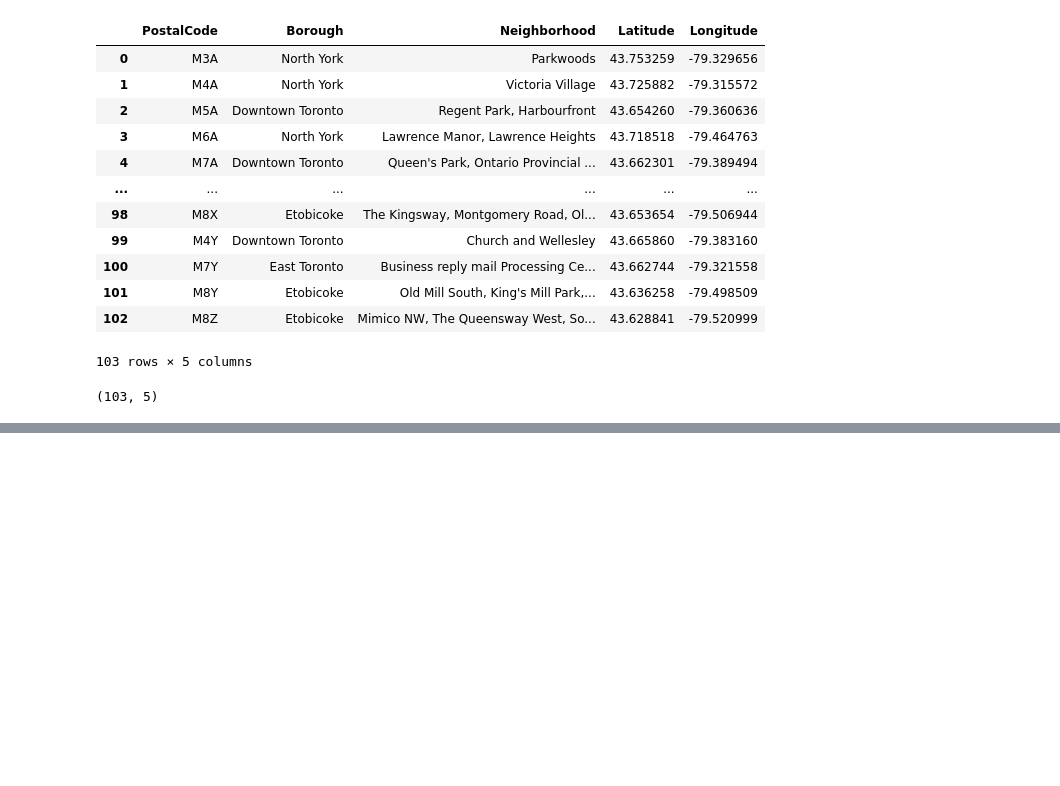
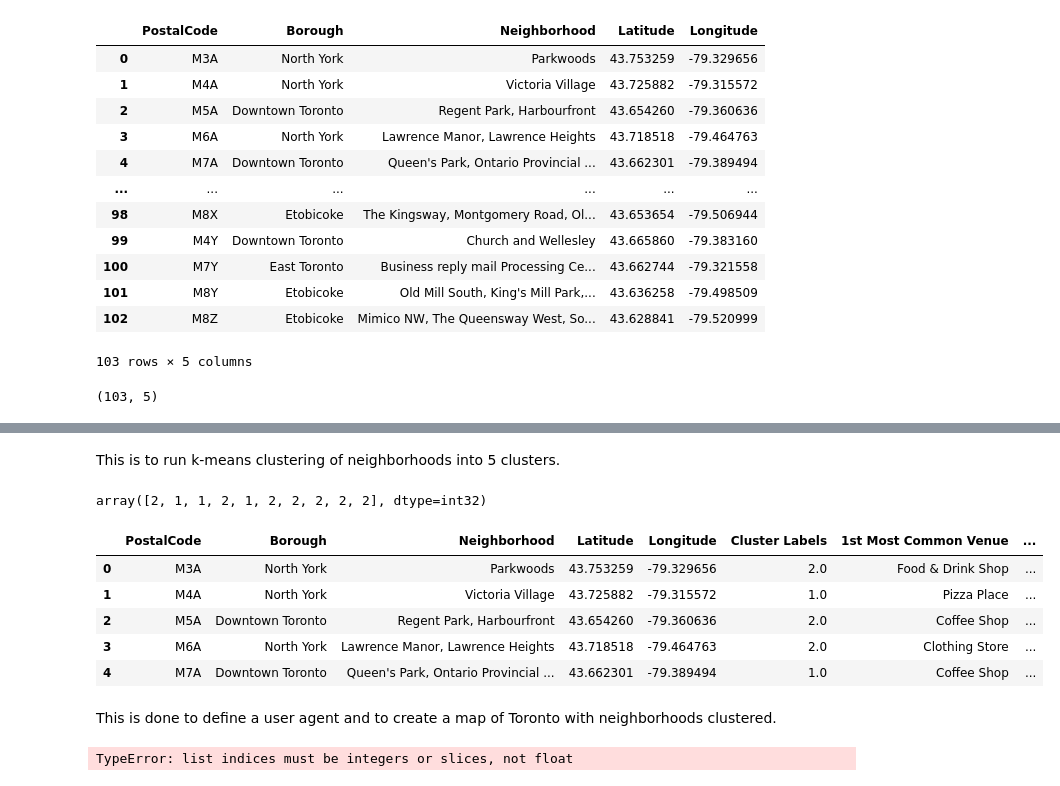
Before and after one commit to aloha-x/Coursera_Capstone, a Jupyter notebook: Capstone Project (Week 3).ipynb, the cells around one changed output, grey strips where cells are left out. Saved outputs shown, nothing was run; the diff lists cells and outputs as text; code cells hidden in the pictures; blank space fills up the shorter version.

```diff
--- a/Capstone Project (Week 3).ipynb
+++ b/Capstone Project (Week 3).ipynb
@@ -73,0 +252,68 @@ print(df.shape)
+# %% [markdown]
+This is to run k-means clustering of neighborhoods into 5 clusters.
+# %%
+# set number of clusters
+kclusters = 5
+
+toronto_grouped_clustering = toronto_grouped.drop('Neighborhood', 1)
+
+# run k-means clustering
+kmeans = KMeans(n_clusters=kclusters, random_state=0).fit(toronto_grouped_clustering)
+
+# check cluster labels generated for each row in the dataframe
+kmeans.labels_[0:10]
+# %% [output]
+array([2, 1, 1, 2, 1, 2, 2, 2, 2, 2], dtype=int32)
+# %%
+# add clustering labels
+neighborhoods_venues_sorted.insert(0, 'Cluster Labels', kmeans.labels_)
+
+toronto_merged = df
+
+# merge for adding latitude/longitude for each neighborhood
+toronto_merged = df.join(neighborhoods_venues_sorted.set_index('Neighborhood'), on='Neighborhood')
+toronto_merged = toronto_merged[toronto_merged['Cluster Labels'].notna()]
+
+toronto_merged.head()
+# %% [output]
+|  | PostalCode | Borough | Neighborhood | Latitude | Longitude | Cluster Labels | 1st Most Common Venue | ... |
+| 0 | M3A | North York | Parkwoods | 43.753259 | -79.329656 | 2.0 | Food & Drink Shop | ... |
+| 1 | M4A | North York | Victoria Village | 43.725882 | -79.315572 | 1.0 | Pizza Place | ... |
+| 2 | M5A | Downtown Toronto | Regent Park, Harbourfront | 43.654260 | -79.360636 | 2.0 | Coffee Shop | ... |
+| 3 | M6A | North York | Lawrence Manor, Lawrence Heights | 43.718518 | -79.464763 | 2.0 | Clothing Store | ... |
+| 4 | M7A | Downtown Toronto | Queen's Park, Ontario Provincial ... | 43.662301 | -79.389494 | 1.0 | Coffee Shop | ... |
+# %% [markdown]
+This is done to define a user agent and to create a map of Toronto with neighborhoods clustered.
+# %%
+address = 'Toronto'
+
+geolocator = Nominatim(user_agent="toronto_explorer")
+location = geolocator.geocode(address)
+latitude = location.latitude
+longitude = location.longitude
+
+# create map
+map_clusters = folium.Map(location=[latitude, longitude], zoom_start=11)
+
+# set color scheme for the clusters
+x = np.arange(kclusters)
+ys = [i + x + (i*x)**2 for i in range(kclusters)]
+colors_array = cm.rainbow(np.linspace(0, 1, len(ys)))
+rainbow = [colors.rgb2hex(i) for i in colors_array]
+
+# add markers to the map
+markers_colors = []
+for lat, lon, poi, cluster in zip(toronto_merged['Latitude'], toronto_merged['Longitude'], toronto_merged['Neighborhood'], toronto_merged['Cluster Labels']):
+    label = folium.Popup(str(poi) + ' Cluster ' + str(cluster), parse_html=True)
+    folium.CircleMarker(
+        [lat, lon],
+        radius=5,
+        popup=label,
+        color=rainbow[cluster-1],
+        fill=True,
+        fill_color=rainbow[cluster-1],
+        fill_opacity=0.7).add_to(map_clusters)
+
+map_clusters
+# %% [output]
+TypeError: list indices must be integers or slices, not float
```
Also changed, not shown: parts of 12 cells of this notebook.
